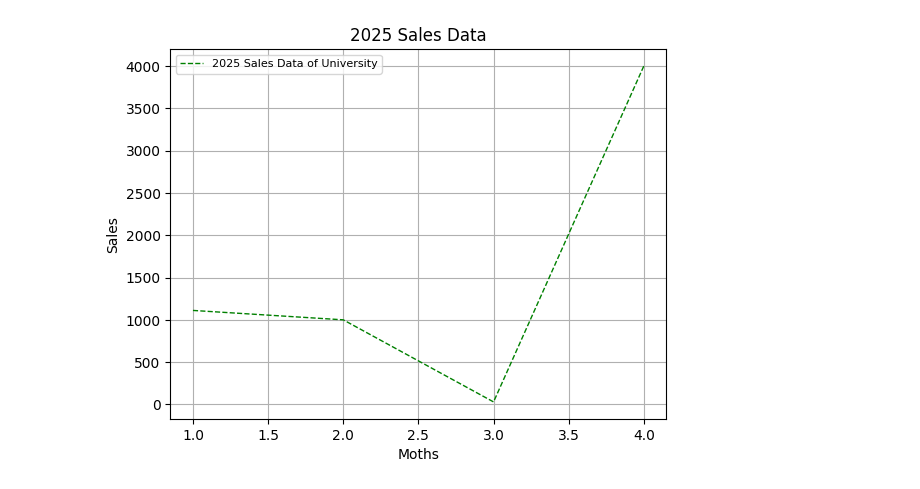
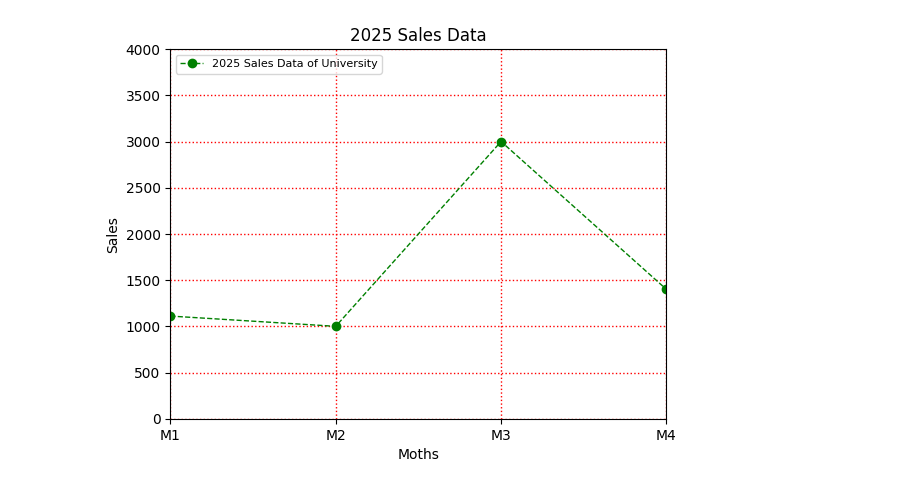
Before and after one commit to BasitAli164/Coding-practice, a Jupyter notebook: pylib/libenv/pylibraries/matplotlib/phase1.ipynb, the cells around one changed output. Drawn from its saved outputs; the diff is of its cells as text; code cells hidden in the pictures.

```diff
--- a/pylib/libenv/pylibraries/matplotlib/phase1.ipynb
+++ b/pylib/libenv/pylibraries/matplotlib/phase1.ipynb
@@ -4,14 +4,17 @@ import pandas as pd;
 import matplotlib.pyplot as plt;
 # %%
 months=[1,2,3,4]
-sales=[1111,1000,30,4000]
+sales=[1111,1000,3000,1400]
 # %%
-plt.plot(months,sales,color="green",linestyle="--",linewidth=1,label="2025 Sales Data of University")
+plt.plot(months,sales,color="green",linestyle="--",linewidth=1,label="2025 Sales Data of University",marker="o")
 plt.xlabel("Moths") # show the label of x-axies
 plt.ylabel("Sales") # show the label of y-axies
 plt.title("2025 Sales Data") # show the title of the graph
 plt.legend(loc="upper left",fontsize=8) # show the label inside the plot function
-plt.grid() # show the square box like graph paper
+plt.grid(color="red",linewidth=1,linestyle=':') # show the square box like graph paper
+plt.xlim(1,4) # give limits means 1,4 becuase i have data of 4 month
+plt.ylim(0,4000) # here also give limits the sales
+plt.xticks([1,2,3,4],['M1','M2','M3','M4']) # here we replace the
 plt.show() # show the graph
 # %% [output]
-[figure, old version]
+[figure, new version]
```
